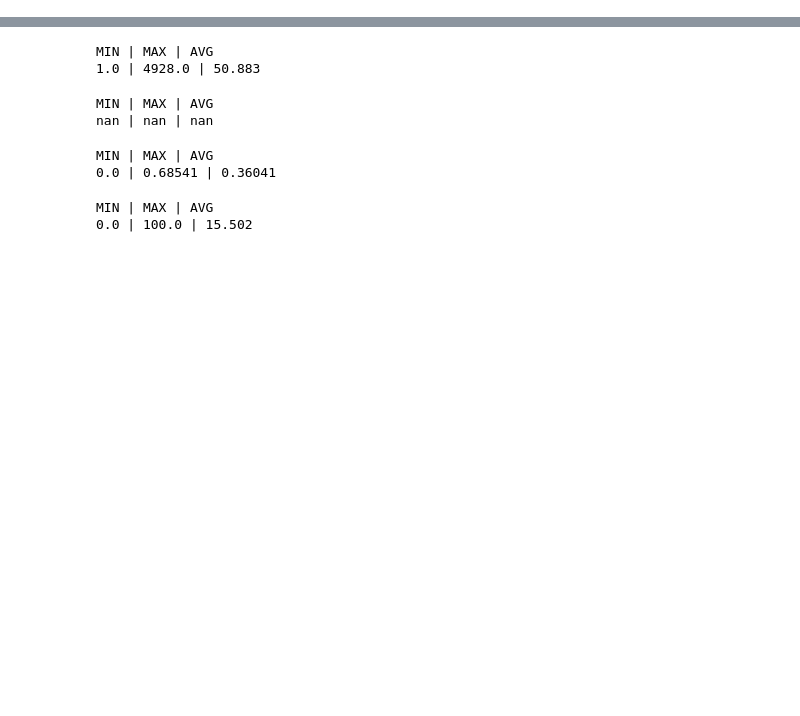
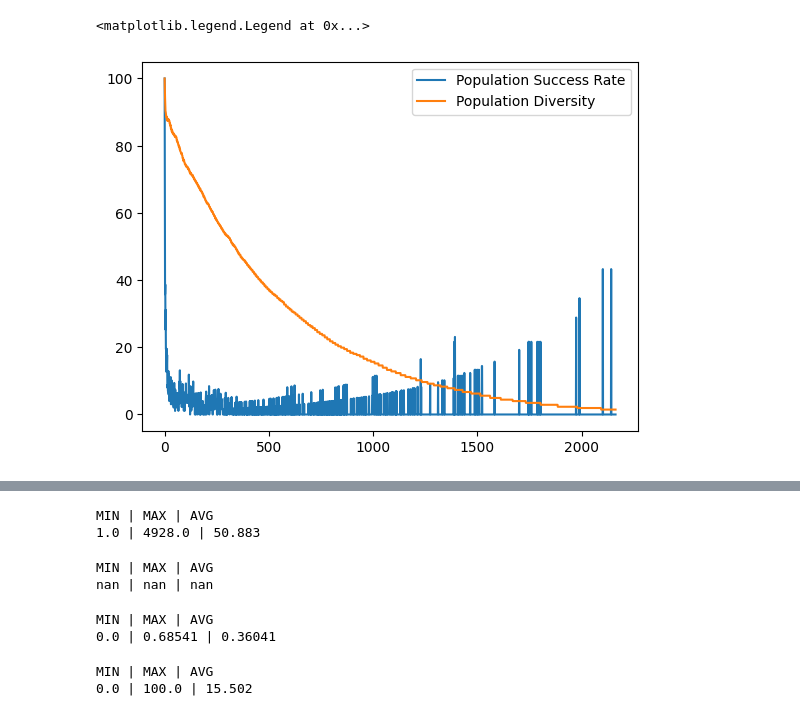
Before and after one commit to raphaelgoms/analysis-scripts, a Jupyter notebook: pattern_usage_strategy_analysis.ipynb, the cells around one changed output, grey strips where cells are left out. Saved outputs shown, nothing was run; the diff lists cells and outputs as text; code cells hidden in the pictures; blank space fills up the shorter version.

```diff
--- a/pattern_usage_strategy_analysis.ipynb
+++ b/pattern_usage_strategy_analysis.ipynb
@@ -40 +93,18 @@ plt.legend()
+# %%
+dm_lshade_df = pd.read_csv(dm_filepath, sep=';')
+
+# transformations:
+dm_lshade_df.PD /= dm_lshade_df.PD.max()
+dm_lshade_df.PD *= 100
+
+dm_lshade_df.PSR /= dm_lshade_df.PSR.max()
+dm_lshade_df.PSR *= 100
+
+# visualization:
+dm_lshade_df.PSR.plot(label="Population Success Rate")
+dm_lshade_df.PD.plot(label="Population Diversity")
+plt.legend()
+# %% [output]
+<matplotlib.legend.Legend at 0x...>
+[figure, added]
 # %%
```
Also changed, not shown: parts of 14 cells of this notebook.
